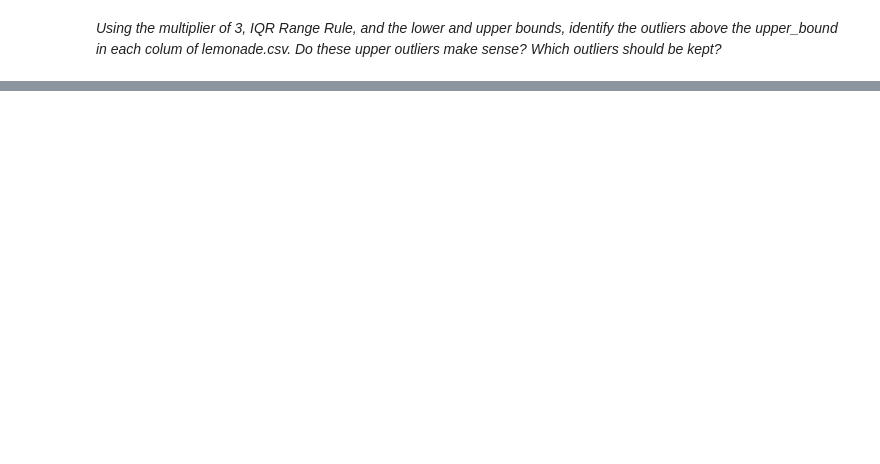
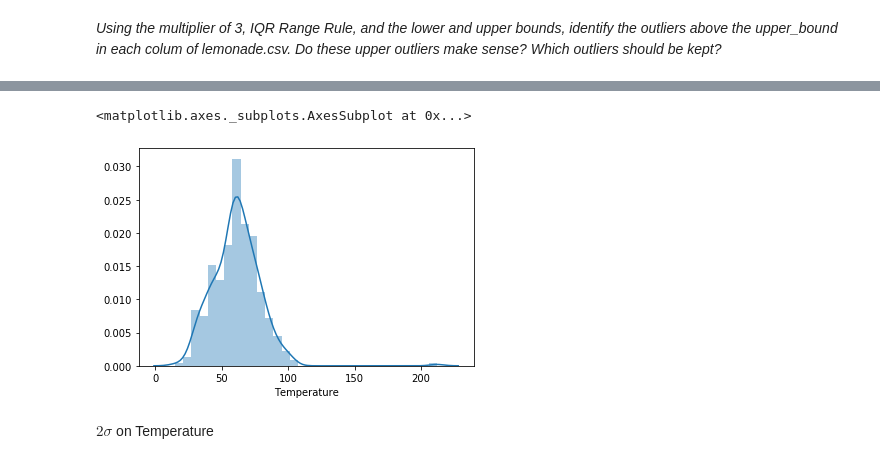
Before and after one commit to crisgiovanoni/ds-methodologies-exercises, a Jupyter notebook: anomaly_detection/continuous_probabilistic_methods.ipynb, the cells around one changed output, grey strips where cells are left out. Saved outputs shown, nothing was run; the diff lists cells and outputs as text; code cells hidden in the pictures; blank space fills up the shorter version.

Commit message:
complete exercise on lemonade dataset

```diff
--- a/anomaly_detection/continuous_probabilistic_methods.ipynb
+++ b/anomaly_detection/continuous_probabilistic_methods.ipynb
@@ -102,0 +182,5 @@ _Using the multiplier of 3, IQR Range Rule, and the lower and upper bounds, iden
+# %%
+sns.distplot(lemonade["Temperature"])
+# %% [output]
+<matplotlib.axes._subplots.AxesSubplot at 0x...>
+[figure, added]
@@ -102,0 +191,2 @@ _Using the multiplier of 3, IQR Range Rule, and the lower and upper bounds, iden
+# %% [markdown]
+$2\sigma$ on Temperature
```
Also changed, not shown: parts of 35 cells of this notebook.
